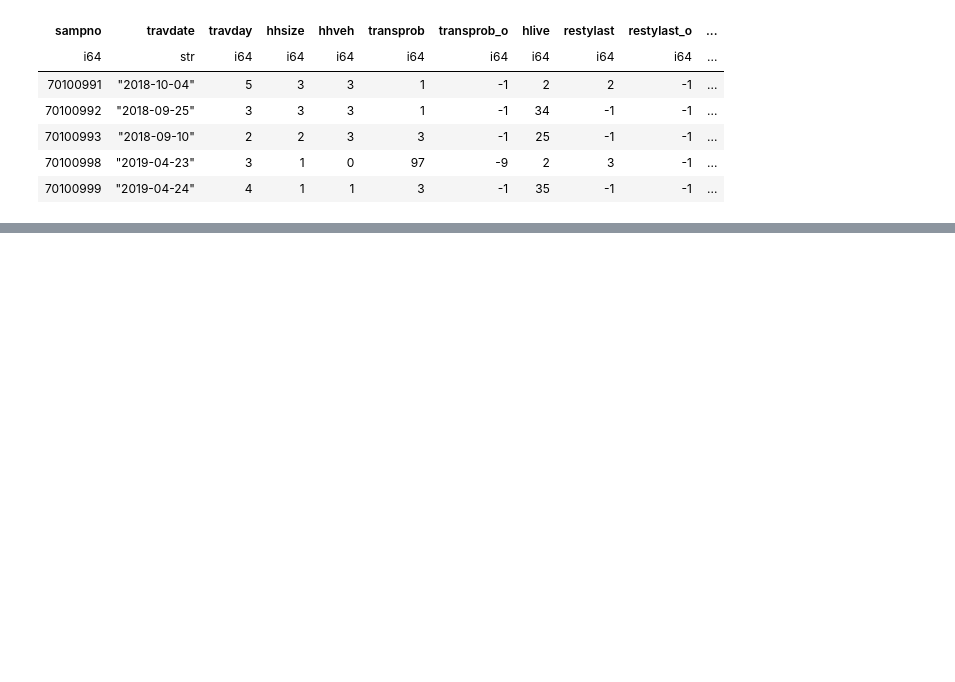
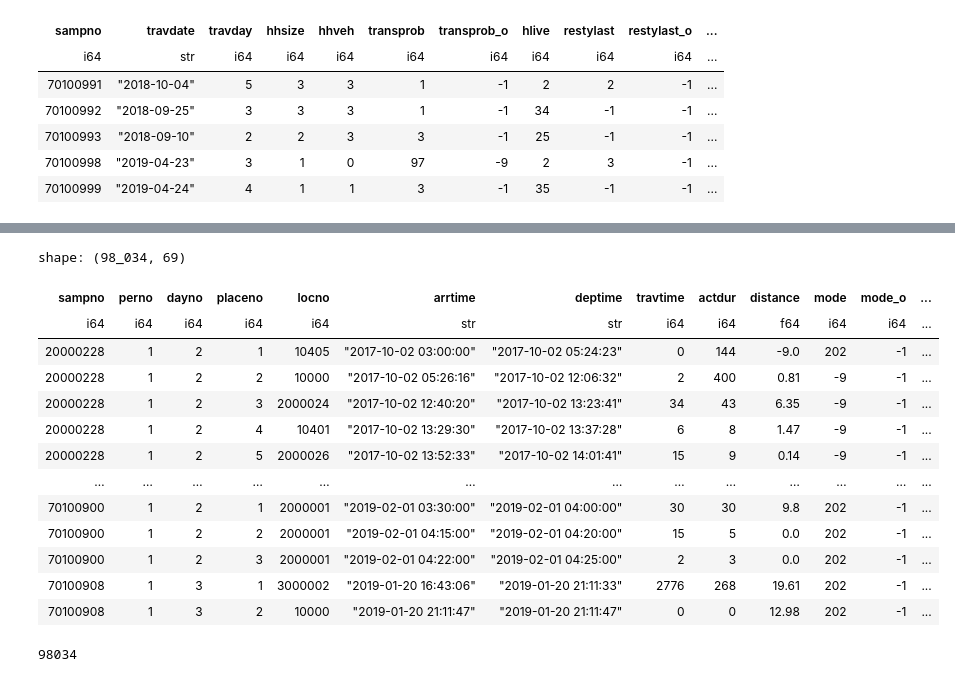
Before and after one commit to fredshone/foundata, a Jupyter notebook: cmap.ipynb, the cells around one changed output, grey strips where cells are left out. Cells and saved outputs as stored; diff of their text form; code cells hidden in the pictures; blank space fills up the shorter version.

Commit message:
adds nhts trips

```diff
--- a/cmap.ipynb
+++ b/cmap.ipynb
@@ -4,14 +4,14 @@ import json
 
 from pathlib import Path
 # %%
-cmap_root = Path("C:/Users/fred/Data/foundata/cmap")
+cmap_root = Path("~/Data/foundata/cmap")
 
-hh = (
+hhs = (
     pl.read_csv(cmap_root / "household.csv", ignore_errors=True)
     .fill_nan(-9)
     .fill_null(-9)
 )
-person = (
+persons = (
     pl.read_csv(cmap_root / "person.csv", ignore_errors=True).fill_nan(-9).fill_null(-9)
 )
 trips = (
@@ -65,3 +149,52 @@ AttributeError: 'DataFrame' object has no attribute 'contains'
+# %%
+# map
+with open("cmap/trip_dictionary.json") as f:
+    trip_mapper = json.load(f)
+trip_mapper = {c: {int(k): v for k, v in d.items()} for c, d in trip_mapper.items()}
+
+trips = trips.with_columns(
+    pl.col(col).replace_strict(mapping, default=None).fill_null(pl.col(col))
+    for col, mapping in trip_mapper.items()
+)
+
+# check for numerics
+string_cols = [
+    col for col in trips.columns
+    if trips[col].dtype == pl.String
+]
+can_integer_cols = [
+    col for col in string_cols
+    if trips[col].str.to_integer(strict=False).null_count() == 0
+]
+can_float_cols = [
+    col for col in string_cols
+    if trips[col].cast(pl.Float64, strict=False).null_count() == 0
+]
+
+trips = trips.with_columns([
+    pl.col(can_integer_cols).cast(pl.Int64)
+])
+
+trips
+# %% [output]
+shape: (98_034, 69)
+| sampno | perno | dayno | placeno | locno | arrtime | deptime | travtime | actdur | distance | mode | mode_o | ... |
+| i64 | i64 | i64 | i64 | i64 | str | str | i64 | i64 | f64 | i64 | i64 | ... |
+| 20000228 | 1 | 2 | 1 | 10405 | "2017-10-02 03:00:00" | "2017-10-02 05:24:23" | 0 | 144 | -9.0 | 202 | -1 | ... |
+| 20000228 | 1 | 2 | 2 | 10000 | "2017-10-02 05:26:16" | "2017-10-02 12:06:32" | 2 | 400 | 0.81 | -9 | -1 | ... |
+| 20000228 | 1 | 2 | 3 | 2000024 | "2017-10-02 12:40:20" | "2017-10-02 13:23:41" | 34 | 43 | 6.35 | -9 | -1 | ... |
+| 20000228 | 1 | 2 | 4 | 10401 | "2017-10-02 13:29:30" | "2017-10-02 13:37:28" | 6 | 8 | 1.47 | -9 | -1 | ... |
+| 20000228 | 1 | 2 | 5 | 2000026 | "2017-10-02 13:52:33" | "2017-10-02 14:01:41" | 15 | 9 | 0.14 | -9 | -1 | ... |
+| … | … | … | … | … | … | … | … | … | … | … | … | ... |
+| 70100900 | 1 | 2 | 1 | 2000001 | "2019-02-01 03:30:00" | "2019-02-01 04:00:00" | 30 | 30 | 9.8 | 202 | -1 | ... |
+| 70100900 | 1 | 2 | 2 | 2000001 | "2019-02-01 04:15:00" | "2019-02-01 04:20:00" | 15 | 5 | 0.0 | 202 | -1 | ... |
+| 70100900 | 1 | 2 | 3 | 2000001 | "2019-02-01 04:22:00" | "2019-02-01 04:25:00" | 2 | 3 | 0.0 | 202 | -1 | ... |
+| 70100908 | 1 | 3 | 1 | 3000002 | "2019-01-20 16:43:06" | "2019-01-20 21:11:33" | 2776 | 268 | 19.61 | 202 | -1 | ... |
+| 70100908 | 1 | 3 | 2 | 10000 | "2019-01-20 21:11:47" | "2019-01-20 21:11:47" | 0 | 0 | 12.98 | 202 | -1 | ... |
+# %%
+len(trips)
+# %% [output]
+98034
 # %%
 # import json
 
```
Also changed, not shown: parts of 5 cells of this notebook, 6 other files.
